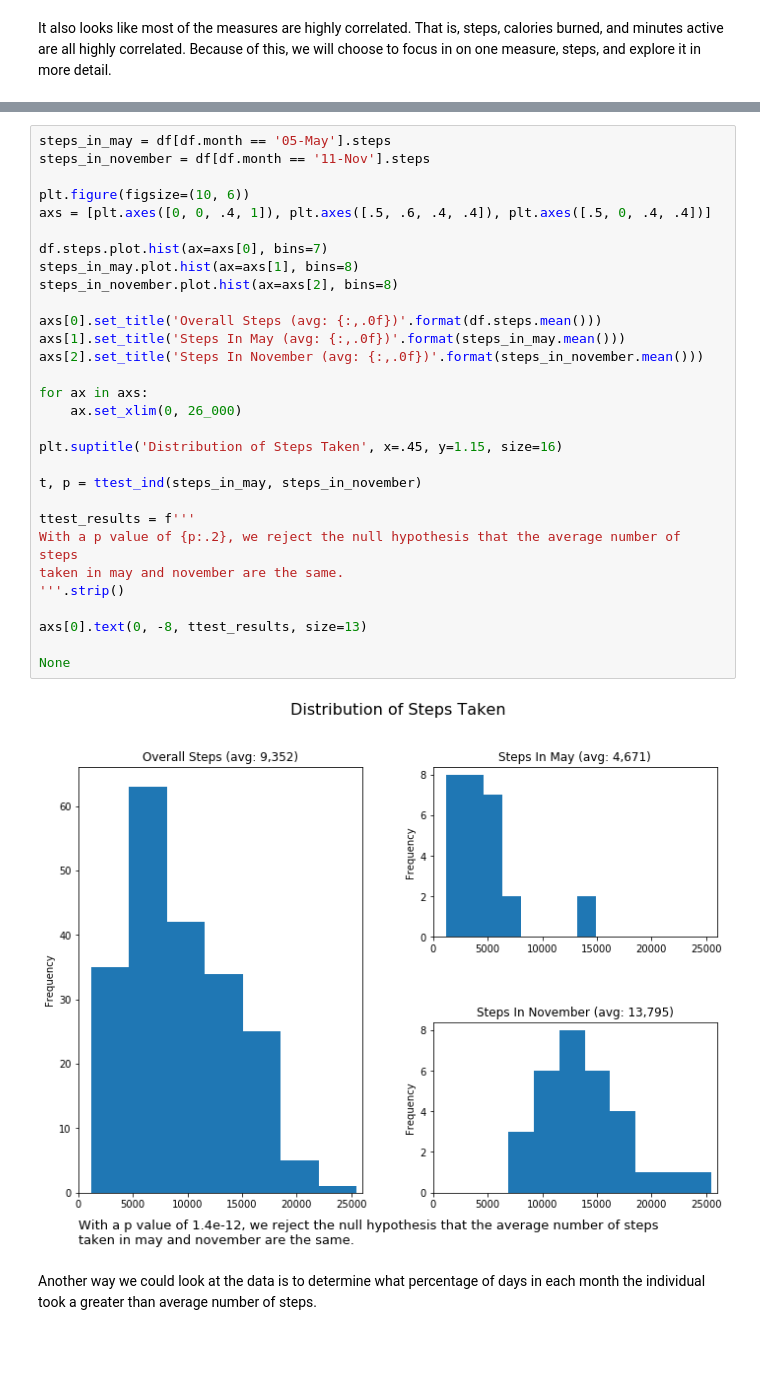
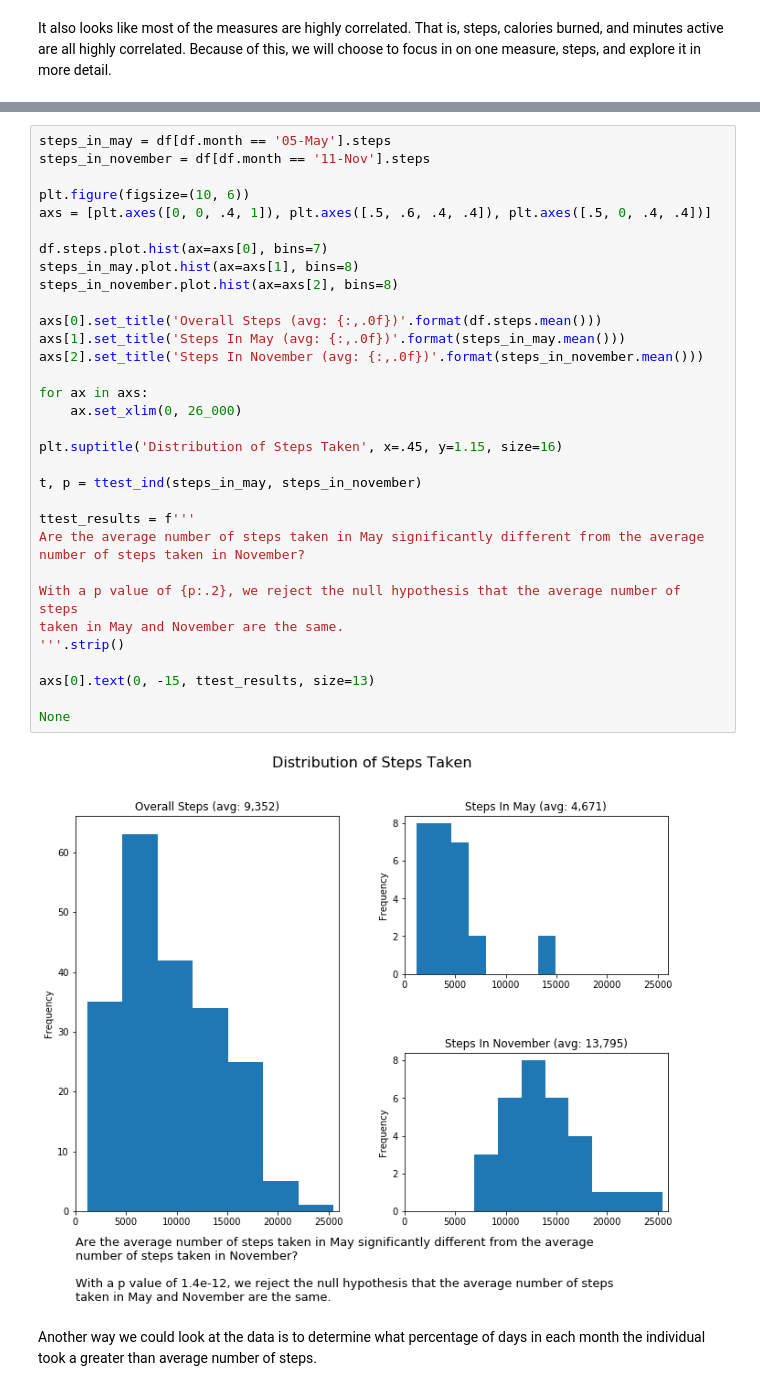
Before and after one commit to CodeupClassroom/ada-ds-methodologies, a Jupyter notebook: time_series_project/Exploration.ipynb, the cells around one changed output, grey strips where cells are left out. Cells and saved outputs as stored; diff of their text form; blank space fills up the shorter version.

```diff
--- a/time_series_project/Exploration.ipynb
+++ b/time_series_project/Exploration.ipynb
@@ -262,35 +260,38 @@ To answer this question we can use a 2 sample t-test, which will test whether th
 # %%
 steps_in_may = df[df.month == '05-May'].steps
 steps_in_november = df[df.month == '11-Nov'].steps
 
 plt.figure(figsize=(10, 6))
 axs = [plt.axes([0, 0, .4, 1]), plt.axes([.5, .6, .4, .4]), plt.axes([.5, 0, .4, .4])]
 
 df.steps.plot.hist(ax=axs[0], bins=7)
 steps_in_may.plot.hist(ax=axs[1], bins=8)
 steps_in_november.plot.hist(ax=axs[2], bins=8)
 
 axs[0].set_title('Overall Steps (avg: {:,.0f})'.format(df.steps.mean()))
 axs[1].set_title('Steps In May (avg: {:,.0f})'.format(steps_in_may.mean()))
 axs[2].set_title('Steps In November (avg: {:,.0f})'.format(steps_in_november.mean()))
 
 for ax in axs:
     ax.set_xlim(0, 26_000)
 
 plt.suptitle('Distribution of Steps Taken', x=.45, y=1.15, size=16)
 
 t, p = ttest_ind(steps_in_may, steps_in_november)
 
 ttest_results = f'''
+Are the average number of steps taken in May significantly different from the average
+number of steps taken in November?
+
 With a p value of {p:.2}, we reject the null hypothesis that the average number of steps
-taken in may and november are the same.
+taken in May and November are the same.
 '''.strip()
 
-axs[0].text(0, -8, ttest_results, size=13)
+axs[0].text(0, -15, ttest_results, size=13)
 
 None
 # %% [output]
-[figure, old version]
+[figure, new version]
 # %% [markdown]
 Another way we could look at the data is to determine what percentage of days in each month the individual took a greater than average number of steps.
 # %%
```
Also changed, not shown: parts of 15 cells of this notebook, 4 other files.
